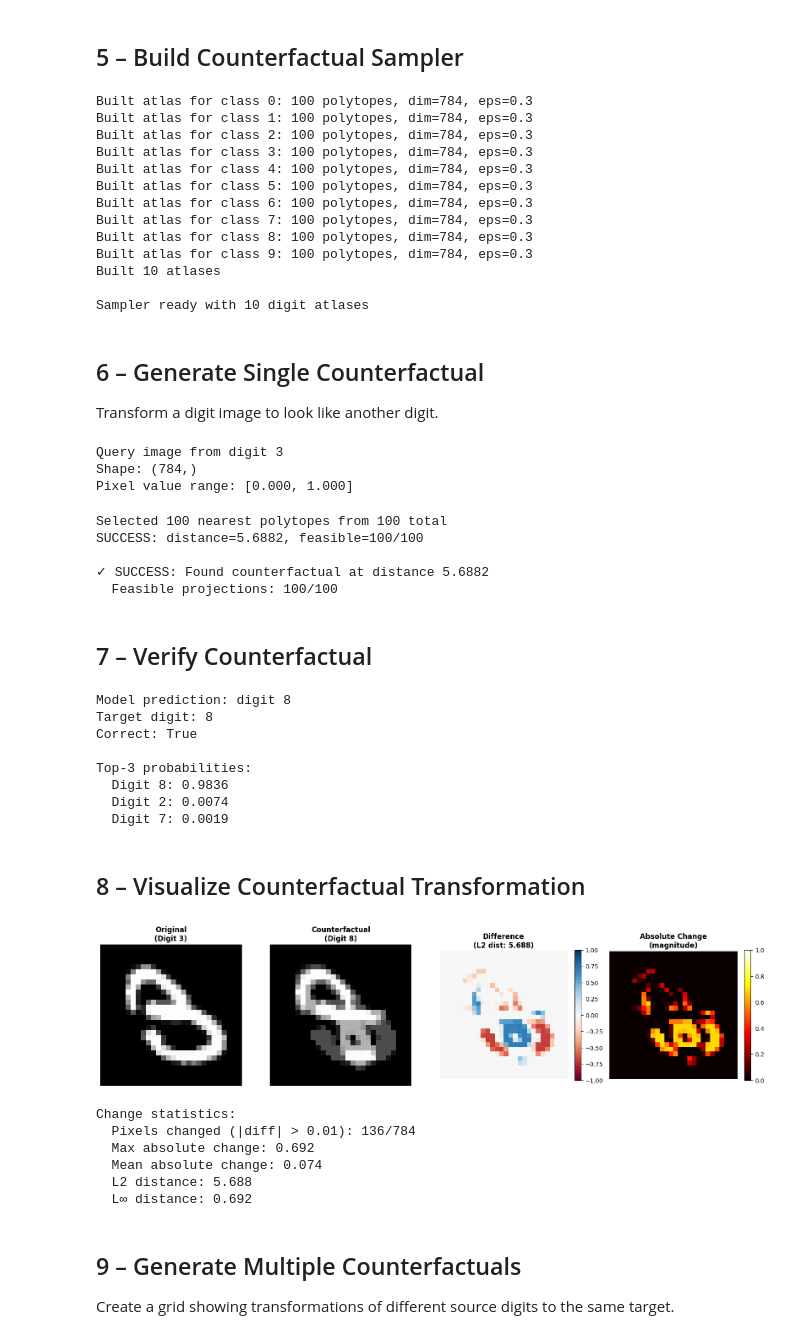
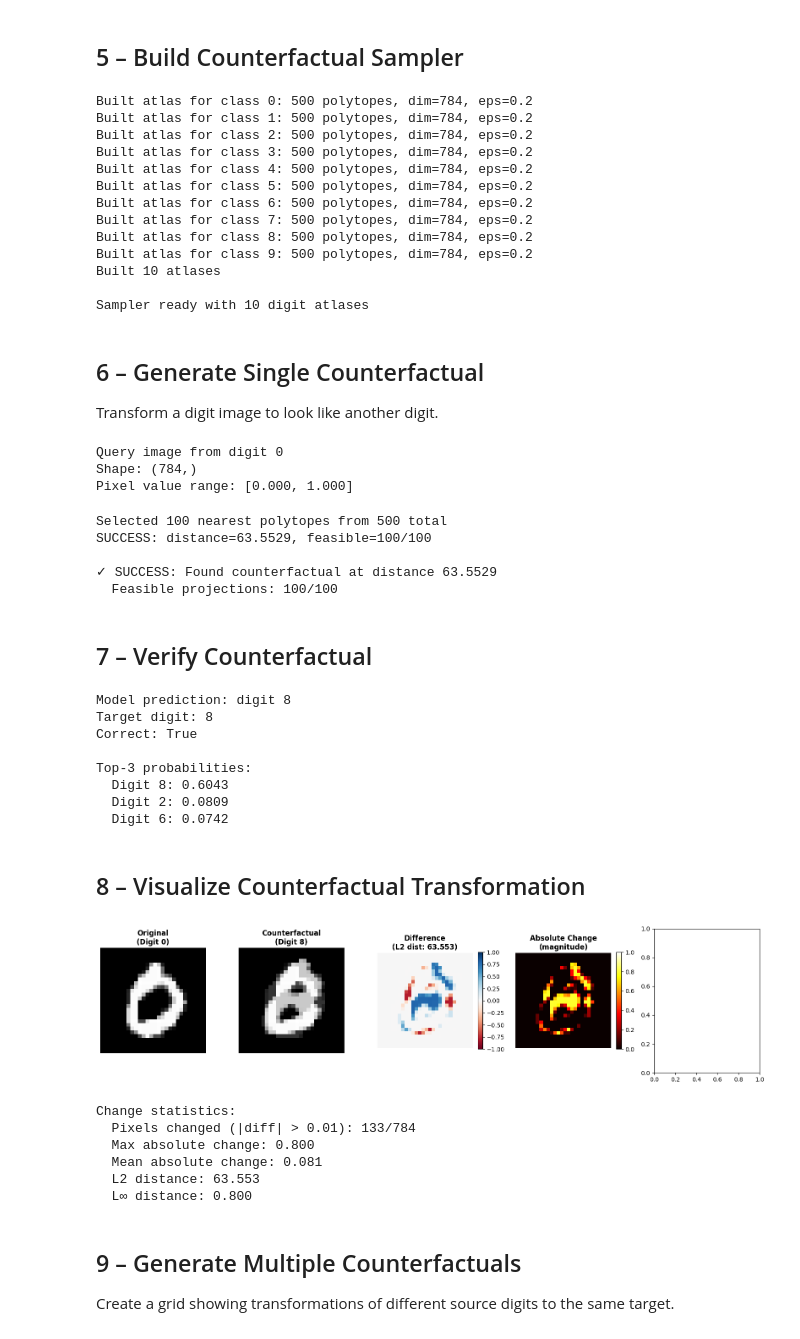
Before and after one commit to GabrielePintus/PreimageCounterfactualSampling, a Jupyter notebook: 4 - Counterfactual generation MNIST.ipynb, the cells around one changed output. Saved outputs shown, nothing was run; the diff lists cells and outputs as text; code cells hidden in the pictures.

```diff
--- a/4 - Counterfactual generation MNIST.ipynb
+++ b/4 - Counterfactual generation MNIST.ipynb
@@ -156,8 +156,8 @@ For production use, you would:
 3. Load pre-computed bounds for counterfactual generation
 # %%
 # Configuration
-EPS = 0.3  # Perturbation radius (in pixel value space [0,1])
-N_PER_CLASS = 100  # Number of samples per class (keep small for MNIST)
+EPS = 0.2  # Perturbation radius (in pixel value space [0,1])
+N_PER_CLASS = 500  # Number of samples per class (keep small for MNIST)
 
 print(f"Computing LiRPA bounds with:")
 print(f"  ε = {EPS} (L∞ perturbation)")
@@ -190,11 +190,20 @@ approximator = PreimageApproximation(
     cnn=True  # Important: set to True for CNN models
 )
 
+# Estimate memory requirements and get recommendation
+print("Estimating memory requirements...")
+mem_info = approximator.estimate_memory_usage(
+    n_samples_per_class=N_PER_CLASS,
+    verbose=True
+)
+print()
+
+# Use recommended batch size to avoid OOM errors
 all_bounds = approximator.compute_all_bounds(
     eps=EPS,
-    # norm=np.inf,  # L∞ norm for pixel-wise perturbation
-    norm=0.5,
-    max_samples_per_class=N_PER_CLASS
+    norm=2,
+    max_samples_per_class=N_PER_CLASS,
+    batch_size=32  # Memory-efficient batching
 )
 
 print("\nBounds computed for all classes:")
@@ -216,21 +232,21 @@ Bounds computed for all classes:
 ## 5 – Build Counterfactual Sampler
 # %%
 # Initialize CPP sampler
-sampler = CounterfactualSampler(solver='ECOS', verbose=True)
+sampler = CounterfactualSampler(solver='ECOS', verbose=True, distance_norm=1)
 sampler.build_all_atlases(all_bounds, eps=EPS)
 
 print(f"\nSampler ready with {len(sampler.atlases)} digit atlases")
 # %% [output]
-Built atlas for class 0: 100 polytopes, dim=784, eps=0.3
-Built atlas for class 1: 100 polytopes, dim=784, eps=0.3
-Built atlas for class 2: 100 polytopes, dim=784, eps=0.3
-Built atlas for class 3: 100 polytopes, dim=784, eps=0.3
-Built atlas for class 4: 100 polytopes, dim=784, eps=0.3
-Built atlas for class 5: 100 polytopes, dim=784, eps=0.3
-Built atlas for class 6: 100 polytopes, dim=784, eps=0.3
-Built atlas for class 7: 100 polytopes, dim=784, eps=0.3
-Built atlas for class 8: 100 polytopes, dim=784, eps=0.3
-Built atlas for class 9: 100 polytopes, dim=784, eps=0.3
+Built atlas for class 0: 500 polytopes, dim=784, eps=0.2
+Built atlas for class 1: 500 polytopes, dim=784, eps=0.2
+Built atlas for class 2: 500 polytopes, dim=784, eps=0.2
+Built atlas for class 3: 500 polytopes, dim=784, eps=0.2
+Built atlas for class 4: 500 polytopes, dim=784, eps=0.2
+Built atlas for class 5: 500 polytopes, dim=784, eps=0.2
+Built atlas for class 6: 500 polytopes, dim=784, eps=0.2
+Built atlas for class 7: 500 polytopes, dim=784, eps=0.2
+Built atlas for class 8: 500 polytopes, dim=784, eps=0.2
+Built atlas for class 9: 500 polytopes, dim=784, eps=0.2
 Built 10 atlases
 
 Sampler ready with 10 digit atlases
@@ -240,7 +256,7 @@ Sampler ready with 10 digit atlases
 Transform a digit image to look like another digit.
 # %%
 # Select source and target digits
-source_digit = 3
+source_digit = 0
 target_digit = 8
 query_idx = 0
 
@@ -250,7 +266,7 @@ print(f"Query image from digit {source_digit}")
 print(f"Shape: {x_query.shape}")
 print(f"Pixel value range: [{x_query.min():.3f}, {x_query.max():.3f}]")
 # %% [output]
-Query image from digit 3
+Query image from digit 0
 Shape: (784,)
 Pixel value range: [0.000, 1.000]
 # %%
@@ -269,10 +285,10 @@ else:
     print(f"\n✗ FAILED: Could not find feasible counterfactual")
     print(f"  Try: increasing k_candidates, using different source/target, or increasing ε")
 # %% [output]
-Selected 100 nearest polytopes from 100 total
-SUCCESS: distance=5.6882, feasible=100/100
+Selected 100 nearest polytopes from 500 total
+SUCCESS: distance=63.5529, feasible=100/100
 
-✓ SUCCESS: Found counterfactual at distance 5.6882
+✓ SUCCESS: Found counterfactual at distance 63.5529
   Feasible projections: 100/100
 # %% [markdown]
 ## 7 – Verify Counterfactual
@@ -305,9 +321,9 @@ Target digit: 8
 Correct: True
 
 Top-3 probabilities:
-  Digit 8: 0.9836
-  Digit 2: 0.0074
-  Digit 7: 0.0019
+  Digit 8: 0.6043
+  Digit 2: 0.0809
+  Digit 6: 0.0742
 # %% [markdown]
 ## 8 – Visualize Counterfactual Transformation
 # %%
@@ -318,7 +334,7 @@ if result['success']:
     img_diff = img_cf - img_query
 
     # Create visualization
-    fig, axes = plt.subplots(1, 4, figsize=(16, 4))
+    fig, axes = plt.subplots(1, 5, figsize=(16, 4))
 
     # Original image
     axes[0].imshow(img_query, cmap='gray', vmin=0, vmax=1)
@@ -326,40 +342,40 @@ if result['success']:
     axes[0].axis('off')
 
     # Counterfactual image
     axes[1].imshow(img_cf, cmap='gray', vmin=0, vmax=1)
     axes[1].set_title(f'Counterfactual\n(Digit {target_digit})', fontsize=12, fontweight='bold')
     axes[1].axis('off')
 
     # Difference (what changed)
     im = axes[2].imshow(img_diff, cmap='RdBu', vmin=-1, vmax=1)
     axes[2].set_title(f'Difference\n(L2 dist: {result["distance"]:.3f})', fontsize=12, fontweight='bold')
     axes[2].axis('off')
     plt.colorbar(im, ax=axes[2], fraction=0.046)
 
     # Absolute difference
     im = axes[3].imshow(np.abs(img_diff), cmap='hot', vmin=0, vmax=1)
     axes[3].set_title('Absolute Change\n(magnitude)', fontsize=12, fontweight='bold')
     axes[3].axis('off')
     plt.colorbar(im, ax=axes[3], fraction=0.046)
 
     plt.tight_layout()
     plt.show()
 
     # Print statistics about the change
     print(f"\nChange statistics:")
     print(f"  Pixels changed (|diff| > 0.01): {(np.abs(img_diff) > 0.01).sum()}/784")
     print(f"  Max absolute change: {np.abs(img_diff).max():.3f}")
     print(f"  Mean absolute change: {np.abs(img_diff).mean():.3f}")
     print(f"  L2 distance: {result['distance']:.3f}")
     print(f"  L∞ distance: {np.abs(img_diff).max():.3f}")
 # %% [output]
-[figure, old version]
+[figure, new version]
 Change statistics:
-  Pixels changed (|diff| > 0.01): 136/784
-  Max absolute change: 0.692
-  Mean absolute change: 0.074
-  L2 distance: 5.688
-  L∞ distance: 0.692
+  Pixels changed (|diff| > 0.01): 133/784
+  Max absolute change: 0.800
+  Mean absolute change: 0.081
+  L2 distance: 63.553
+  L∞ distance: 0.800
 # %% [markdown]
 ## 9 – Generate Multiple Counterfactuals
 
```
Also changed, not shown: parts of 10 cells of this notebook, 5 other files.
